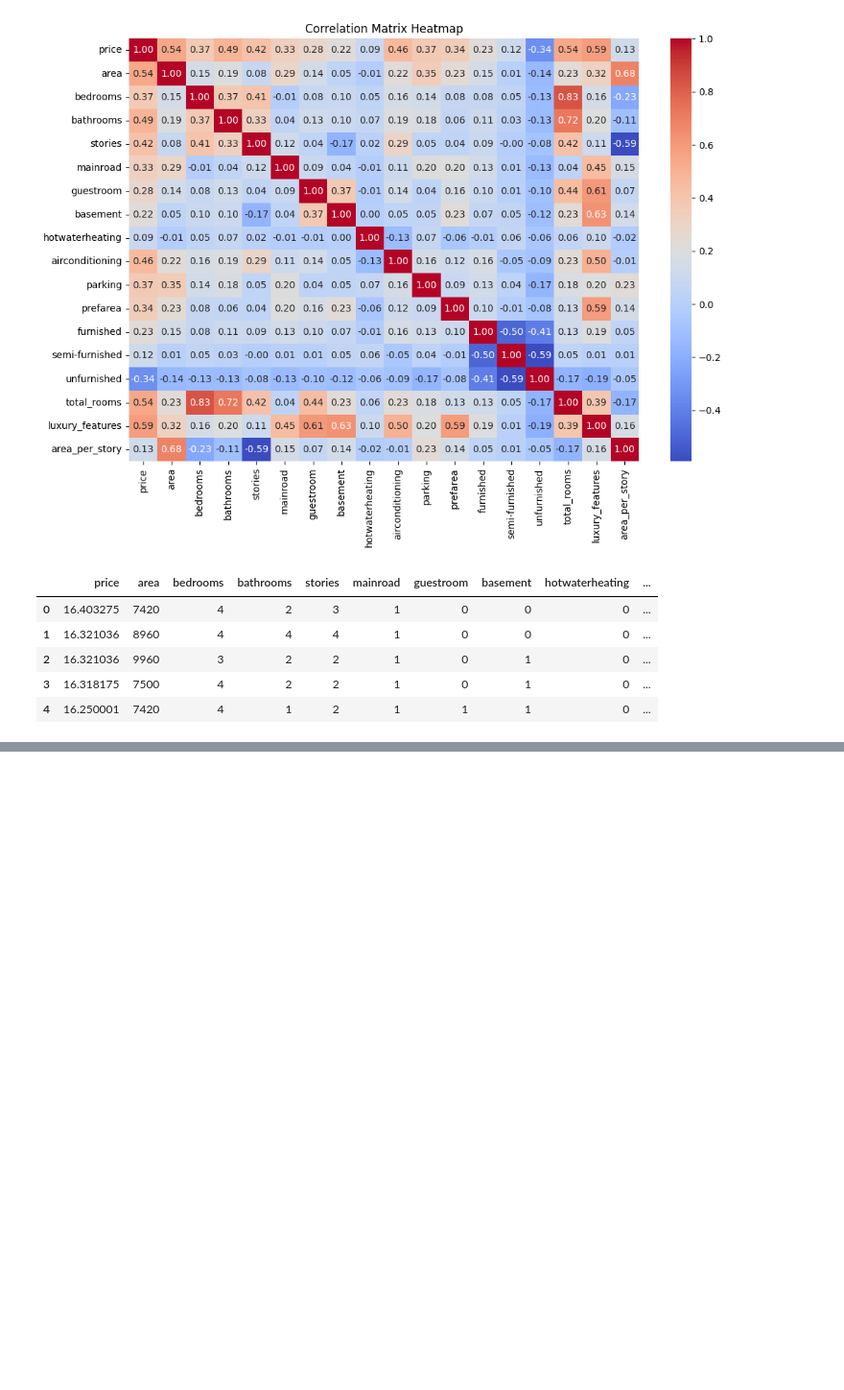
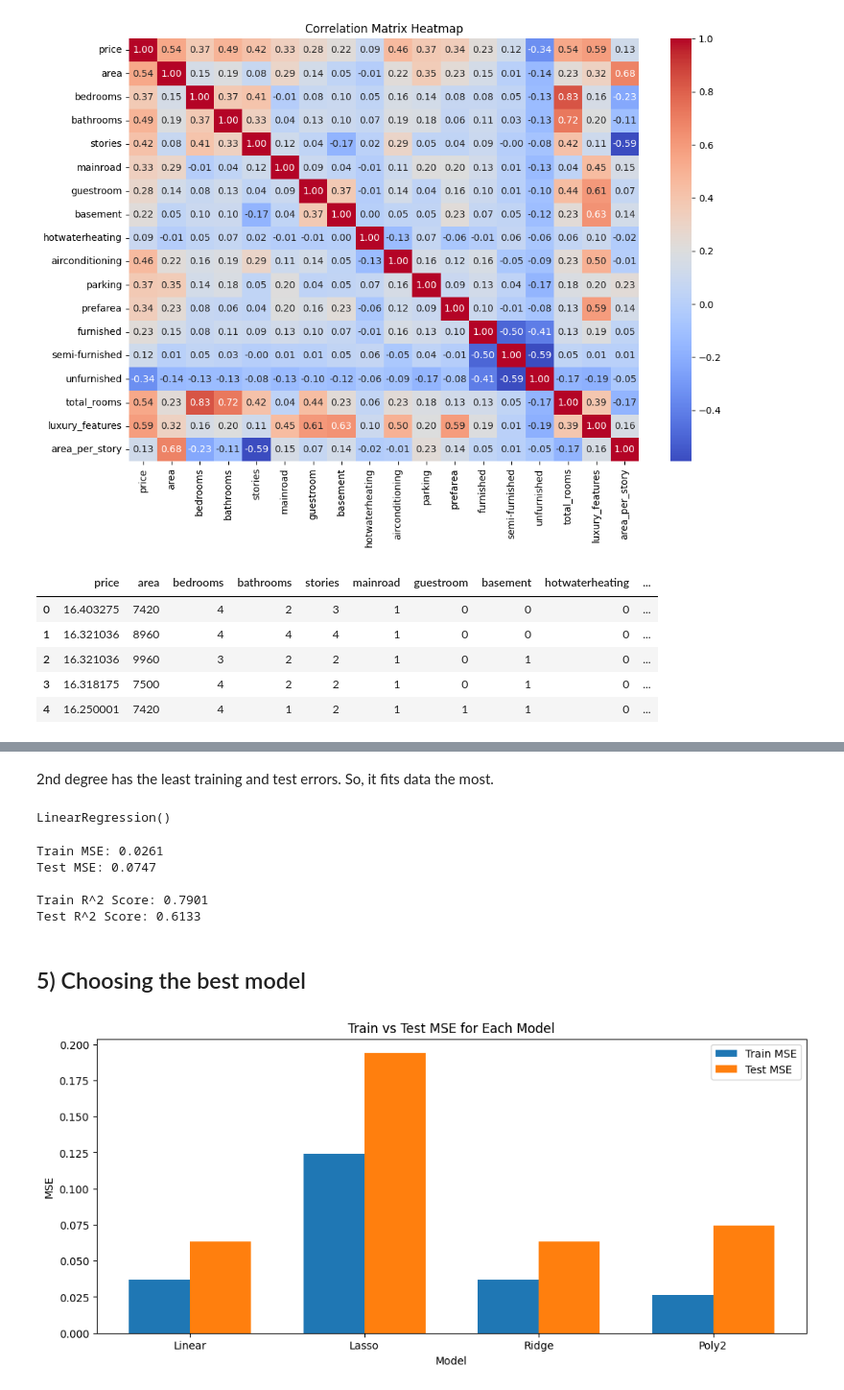
Before and after one commit to farahelmashad/housing-prices-prediction, a Jupyter notebook: housingPred.ipynb, the cells around one changed output, grey strips where cells are left out. Shown at 96% size. Saved outputs shown, nothing was run; the diff lists cells and outputs as text; code cells hidden in the pictures; blank space fills up the shorter version.

Commit message:
Implement modeling code

```diff
--- a/housingPred.ipynb
+++ b/housingPred.ipynb
@@ -256,0 +269,2 @@ df.head()
+# %%
+X_train, X_test, y_train, y_test = train_test_split(x, y, test_size=0.2, random_state=42)
@@ -256,0 +401,57 @@ df.head()
+# %% [markdown]
+2nd degree has the least training and test errors. So, it fits data the most.
+# %%
+# training the 2nd degree model on the data
+poly = PolynomialFeatures(degree=2)
+
+X_poly_train = poly.fit_transform(X_train)
+X_poly_test = poly.transform(X_test)
+
+linear = LinearRegression()
+linear.fit(X_poly_train, y_train)
+# %% [output]
+LinearRegression()
+# %%
+yPolyTrainPred = linear.predict(X_poly_train)
+yPolyPred = linear.predict(X_poly_test)
+# %%
+PolyMSE_train = mean_squared_error(y_train, yPolyTrainPred)
+PolyR2_train = r2_score(y_train, yPolyTrainPred)
+
+PolyMSE = mean_squared_error(y_test, yPolyPred)
+PolyR2 = r2_score(y_test, yPolyPred)
+
+print(f"Train MSE: {PolyMSE_train:.4f}")
+print(f"Test MSE: {PolyMSE:.4f}\n")
+
+print(f"Train R^2 Score: {PolyR2_train:.4f}")
+print(f"Test R^2 Score: {PolyR2:.4f}")
+# %% [output]
+Train MSE: 0.0261
+Test MSE: 0.0747
+
+Train R^2 Score: 0.7901
+Test R^2 Score: 0.6133
+# %% [markdown]
+## 5) Choosing the best model
+# %%
+models = ['Linear', 'Lasso', 'Ridge', 'Poly2']
+
+mse_train = [LinearMSE_train, LassonMSE_train, RidgeMSE_train, PolyMSE_train]
+mse_test = [LinearMSE, LassoMSE, RidgeMSE, PolyMSE]
+
+plt.figure(figsize=(12, 5))
+bar_width = 0.35
+index = np.arange(len(models))
+
+plt.bar(index, mse_train, bar_width, label='Train MSE')
+plt.bar(index + bar_width, mse_test, bar_width, label='Test MSE')
+
+plt.xlabel('Model')
+plt.ylabel('MSE')
+plt.title('Train vs Test MSE for Each Model')
+plt.xticks(index + bar_width / 2, models)
+plt.legend()
+plt.show()
+# %% [output]
+[figure, added]
```
Also changed, not shown: parts of 20 cells of this notebook.
